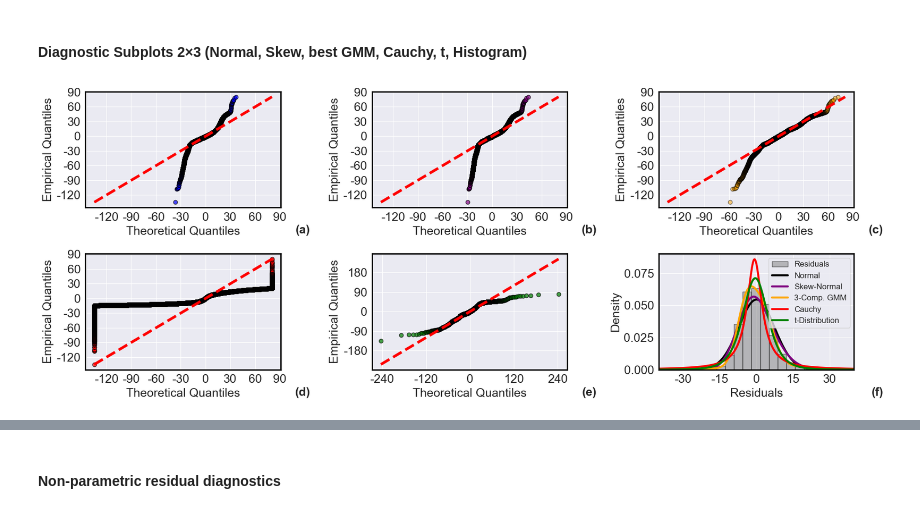
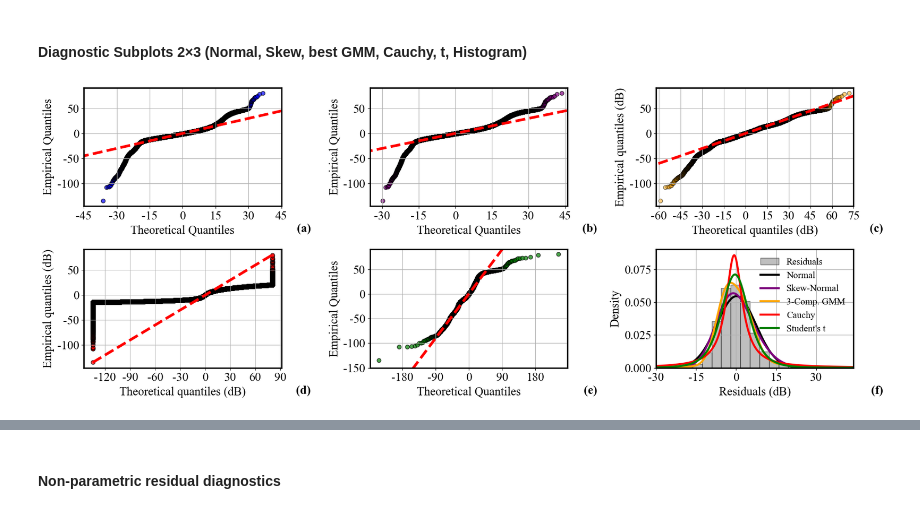
Before and after one commit to nahshonmokua/LoRaWAN-Indoor-PL-parametrics, a Jupyter notebook: 04_SHADOW FADING ANALYSIS.ipynb, the cells around one changed output, grey strips where cells are left out. Saved outputs shown, nothing was run; the diff lists cells and outputs as text; code cells hidden in the pictures.

```diff
--- a/04_SHADOW FADING ANALYSIS.ipynb
+++ b/04_SHADOW FADING ANALYSIS.ipynb
@@ -54,7 +56,7 @@ def _seeds(base_seed: int, n: int) -> np.ndarray:
 #### Load OOF residuals + discover optional columns
 # %%
 # load residuals
-RESID_PATH = "Data+Files+Plots+etc/Reports/residuals__POLY2__BEST__oof.csv"
+RESID_PATH = "Data+Files+Plots+etc/residuals__POLY2__BEST__oof.csv"
 df_res = pd.read_csv(RESID_PATH)
 
 df_res.info()
@@ -453,7 +459,6 @@ Scale: 5.2879
 #### Diagnostic Subplots 2×3 (Normal, Skew, best GMM, Cauchy, t, Histogram)
 # %%
 # Plot Diagnostic Subplots in a 2x3 Grid
-sns.set_style("darkgrid")
 
 plt.rcParams.update({
     'font.size': 18,
@@ -483,19 +488,21 @@ def manual_qq_plot(distribution, dist_name, sorted_residuals, probabilities, ax,
     ax.set_ylabel('Empirical Quantiles')
     ax.grid(True)
 
-# 1. Q-Q Plot (Normal Distribution)
+# 1) Q-Q Plot (Normal)
 manual_qq_plot(normal_dist, 'Normal', sorted_residuals, probabilities, axes[0], color='blue')
 axes[0].text(1.15, -0.15, subplot_labels[0], transform=axes[0].transAxes,
              ha='right', va='top', fontweight='bold', fontsize=18)
+axes[0].set_xlim(-45, 45)
 
-# 2. Q-Q Plot (Skew-Normal Distribution)
+# 2) Q-Q Plot (Skew-Normal)
 manual_qq_plot(skew_dist, 'Skew-Normal', sorted_residuals, probabilities, axes[1], color='purple')
 axes[1].text(1.15, -0.15, subplot_labels[1], transform=axes[1].transAxes,
              ha='right', va='top', fontweight='bold', fontsize=18)
+axes[1].set_xlim(-35, 46)
 
-# 3. Q-Q Plot (Gaussian Mixture Model)
+# 3) Q-Q Plot (GMM)
 x_grid = np.linspace(residuals.min(), residuals.max(), 200000)
-cdf_grid = gmm_cdf(x_grid, best_gmm)  # Using best_gmm here
+cdf_grid = gmm_cdf(x_grid, best_gmm)
 unique_cdf, unique_indices = np.unique(cdf_grid, return_index=True)
 unique_x = x_grid[unique_indices]
 ppf_func = interp1d(unique_cdf, unique_x, bounds_error=False, fill_value=(x_grid[0], x_grid[-1]))
@@ -505,14 +512,16 @@ axes[2].scatter(theoretical_gmm_quantiles, sorted_residuals, edgecolors='k', fac
 min_val = min(theoretical_gmm_quantiles.min(), sorted_residuals.min())
 max_val = max(theoretical_gmm_quantiles.max(), sorted_residuals.max())
 axes[2].plot([min_val, max_val], [min_val, max_val], 'r--', linewidth=4)
-#axes[2].set_title('GMM Distribution')
-axes[2].set_xlabel('Theoretical Quantiles')
-axes[2].set_ylabel('Empirical Quantiles')
+
+axes[2].set_xlabel('Theoretical quantiles (dB)')
+axes[2].set_ylabel('Empirical quantiles (dB)')
 axes[2].grid(True)
+
 axes[2].text(1.15, -0.15, subplot_labels[2], transform=axes[2].transAxes,
              ha='right', va='top', fontweight='bold', fontsize=18)
+axes[2].set_xlim(-62, 75)
 
-# 4. Q-Q Plot (Cauchy Distribution)
+# 4) Q-Q Plot (Cauchy)
 lower_bound = residuals.min()
 upper_bound = residuals.max()
 theoretical_quantiles = cauchy_dist.ppf(probabilities)
@@ -520,64 +529,62 @@ theoretical_quantiles_clipped = np.clip(theoretical_quantiles, lower_bound, uppe
 
 axes[3].scatter(theoretical_quantiles_clipped, sorted_residuals, edgecolors='k', facecolor='red', alpha=0.7)
 axes[3].plot([lower_bound, upper_bound], [lower_bound, upper_bound], 'r--', linewidth=4)
-#axes[3].set_title('Cauchy Distribution')
-axes[3].set_xlabel('Theoretical Quantiles')
-axes[3].set_ylabel('Empirical Quantiles')
+
+axes[3].set_xlabel('Theoretical quantiles (dB)')
+axes[3].set_ylabel('Empirical quantiles (dB)')
 axes[3].grid(True)
+
 axes[3].text(1.15, -0.15, subplot_labels[3], transform=axes[3].transAxes,
              ha='right', va='top', fontweight='bold', fontsize=18)
 
-# 5. Q-Q Plot (t-Distribution)
-manual_qq_plot(t_dist, 't-', sorted_residuals, probabilities, axes[4], color='green')
+# 5) Q-Q Plot (Student's t)
+manual_qq_plot(t_dist, "Student's t", sorted_residuals, probabilities, axes[4], color='green')
 axes[4].text(1.15, -0.15, subplot_labels[4], transform=axes[4].transAxes,
              ha='right', va='top', fontweight='bold', fontsize=18)
+axes[4].set_ylim(-150, 90)
 
-# 6. Residuals Histogram with Fitted Densities
+# 6) Residuals Histogram with Fitted Densities
 axes[5].hist(residuals, bins=60, density=True, alpha=0.5, color='grey', edgecolor='black', label='Residuals')
 x_vals = np.linspace(residuals.min(), residuals.max(), 1000)
 axes[5].plot(x_vals, normal_dist.pdf(x_vals), label='Normal', color='black', linewidth=3)
 axes[5].plot(x_vals, skew_dist.pdf(x_vals), label='Skew-Normal', color='purple', linewidth=3)
-# Using best_gmm to compute density
 gmm_density = np.exp(best_gmm.score_samples(x_vals.reshape(-1, 1)))
 axes[5].plot(x_vals, gmm_density, label=f'{best_gmm.n_components}-Comp. GMM', color='orange', linewidth=3)
 axes[5].plot(x_vals, cauchy_dist.pdf(x_vals), label='Cauchy', color='red', linewidth=3)
-axes[5].plot(x_vals, t_dist.pdf(x_vals), label='t-Distribution', color='green', linewidth=3)
-#axes[5].set_title('Residuals Distributions')
-axes[5].set_xlabel('Residuals')
+axes[5].plot(x_vals, t_dist.pdf(x_vals), label="Student's t", color='green', linewidth=3)
+
+axes[5].set_xlabel('Residuals (dB)')
 axes[5].set_ylabel('Density')
-axes[5].legend(fontsize=12)
+axes[5].legend(fontsize=14, frameon=False)
 axes[5].grid(True)
-axes[5].set_xlim(-40, 40)
+axes[5].set_xlim(-30, 44)
 axes[5].text(1.15, -0.15, subplot_labels[5], transform=axes[5].transAxes,
              ha='right', va='top', fontweight='bold', fontsize=18)
 
-#  Tick Interval Adjustments
-# For subplots a-d (axes[0] to axes[3]), 30
-for i in range(0, 4):
-    axes[i].xaxis.set_major_locator(MultipleLocator(30))
-    axes[i].yaxis.set_major_locator(MultipleLocator(30))
+# Tick Interval Adjustments
+for i in range(0, 3):
+    axes[i].xaxis.set_major_locator(MultipleLocator(15))
+    axes[i].yaxis.set_major_locator(MultipleLocator(50))
 
-# For subplot e (axes[4]), 60
-axes[4].xaxis.set_major_locator(MultipleLocator(120))
-axes[4].yaxis.set_major_locator(MultipleLocator(90))
+axes[3].xaxis.set_major_locator(MultipleLocator(30))
+axes[3].yaxis.set_major_locator(MultipleLocator(50))
 
-# For histogram subplot f (axes[5]), 15
+axes[4].xaxis.set_major_locator(MultipleLocator(90))
+axes[4].yaxis.set_major_locator(MultipleLocator(50))
+
 axes[5].xaxis.set_major_locator(MultipleLocator(15))
-#  End of Tick Interval Adjustments
 
-# Adjust tick font size for all subplots
 for ax in axes:
     ax.tick_params(axis='both', which='major', labelsize=18)
 
-# Make subplot borders (spines) thick and black
 for ax in axes:
     for spine in ax.spines.values():
         spine.set_linewidth(2)
         spine.set_edgecolor("black")
 
 # Adjust layout, save figure, and display
 plt.tight_layout()
 #plt.savefig('Data+Files+Plots+etc/qq_residual_plots.png', dpi=1000)
 plt.show()
 # %% [output]
-[figure, old version]
+[figure, new version]
```
Also changed, not shown: parts of 7 cells of this notebook, 2 other files.
